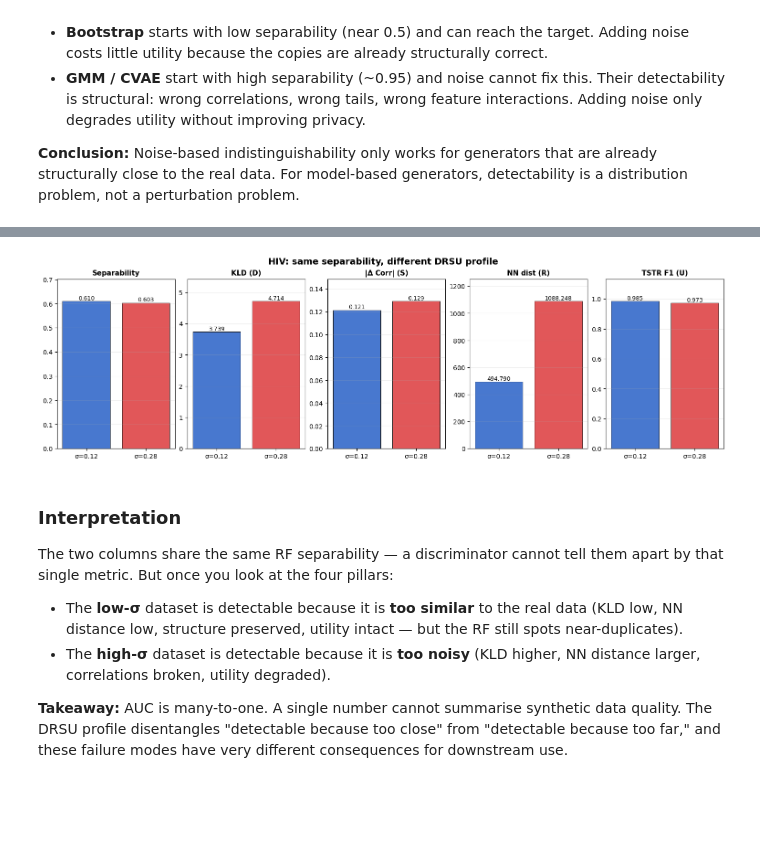
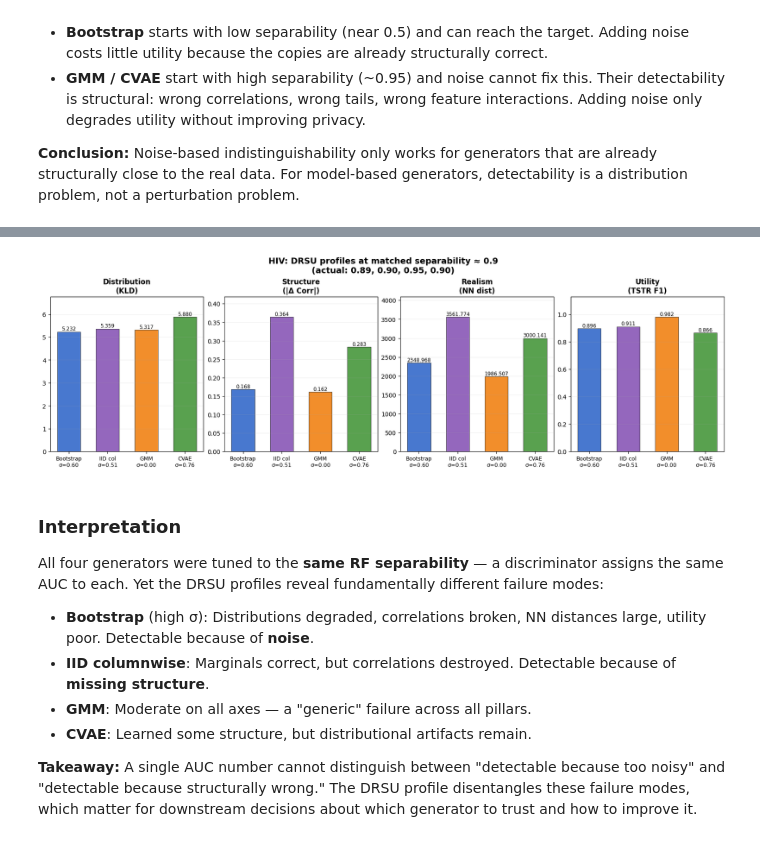
Before and after one commit to TonyTran03/rfhack, a Jupyter notebook: paper_pipeline.ipynb, the cells around one changed output, grey strips where cells are left out. Cells and saved outputs as stored; diff of their text form; code cells hidden in the pictures; blank space fills up the shorter version.

```diff
--- a/paper_pipeline.ipynb
+++ b/paper_pipeline.ipynb
@@ -805,53 +812,61 @@ TSTR F1 (U)            0.9848            0.9730
 # %%
-# ── Side-by-side DRSU comparison ─────────────────────────────────────────────
-# Two bars per metric: low-sigma vs high-sigma. Same separability,
-# but the four pillars tell a different story.
+# ── DRSU comparison across generators at matched separability ────────────────
 
-metrics_in_order = ["Separability", "KLD (D)", "|\u0394 Corr| (S)",
-                    "NN dist (R)", "TSTR F1 (U)"]
-labels_low  = f"\u03c3 = {sigma_low:.3f} (too similar)"
-labels_high = f"\u03c3 = {sigma_high:.3f} (too noisy)"
+pillar_keys  = ["KLD (D)", "|delta Corr| (S)", "NN dist (R)", "TSTR F1 (U)"]
+pillar_names = ["Distribution\n(KLD)", "Structure\n(|\u0394 Corr|)",
+                "Realism\n(NN dist)", "Utility\n(TSTR F1)"]
 
-vals_low  = [profile_low[m]  for m in metrics_in_order]
-vals_high = [profile_high[m] for m in metrics_in_order]
+methods_order = ["Bootstrap", "IID col", "GMM", "CVAE"]
+method_colors = [METHOD_COLORS["bootstrap"], METHOD_COLORS["iid"],
+                 METHOD_COLORS["gmm"], METHOD_COLORS["cvae"]]
 
-fig, axes = plt.subplots(1, len(metrics_in_order), figsize=(15, 4.5),
+fig, axes = plt.subplots(1, len(pillar_keys), figsize=(16, 5),
                          constrained_layout=True)
 
-bar_colors = ["#4878CF", "#E15759"]   # low=blue, high=red
-for ax, name, vlow, vhigh in zip(axes, metrics_in_order, vals_low, vals_high):
-    ax.bar([0, 1], [vlow, vhigh], color=bar_colors,
-           edgecolor="black", linewidth=0.6)
-    ax.set_xticks([0, 1])
-    ax.set_xticklabels([f"\u03c3={sigma_low:.2f}", f"\u03c3={sigma_high:.2f}"],
-                       fontsize=10)
-    ax.set_title(name, fontsize=11, fontweight="bold")
+x = np.arange(len(methods_order))
+width = 0.6
+
+for ax, pkey, pname in zip(axes, pillar_keys, pillar_names):
+    vals = [profiles[m][pkey] for m in methods_order]
+    bars = ax.bar(x, vals, width, color=method_colors,
+                  edgecolor="black", linewidth=0.5)
+    ax.set_xticks(x)
+    ax.set_xticklabels([f"{m}\n\u03c3={profiles[m]['sigma']:.2f}"
+                        for m in methods_order], fontsize=9)
+    ax.set_title(pname, fontsize=12, fontweight="bold")
     ax.grid(axis="y", alpha=0.20)
-    # annotate values
-    for x, v in zip([0, 1], [vlow, vhigh]):
-        ax.text(x, v, f"{v:.3f}", ha="center", va="bottom", fontsize=9)
-    pad = 0.15 * max(abs(vlow), abs(vhigh), 1e-6)
-    ax.set_ylim(0, max(vlow, vhigh) + pad)
+    # value annotations
+    for xi, v in zip(x, vals):
+        ax.text(xi, v, f"{v:.3f}", ha="center", va="bottom", fontsize=8.5)
+    pad = 0.15 * max(max(abs(v) for v in vals), 1e-6)
+    ax.set_ylim(0, max(vals) + pad)
 
+# shared separability annotation
+sep_vals = [profiles[m]["Separability"] for m in methods_order]
+sep_str = ", ".join(f"{s:.2f}" for s in sep_vals)
 fig.suptitle(
-    f"{DEMO_DATASET}: same separability, different DRSU profile",
+    f"{MATCH_DS}: DRSU profiles at matched separability \u2248 {MATCH_TARGET}\n"
+    f"(actual: {sep_str})",
     fontsize=14, fontweight="bold"
 )
 plt.show()
 # %% [output]
-[figure, old version]
+[figure, new version]
 # %% [markdown]
 ### Interpretation
 
-The two columns share the same RF separability — a discriminator cannot tell them apart by
-that single metric. But once you look at the four pillars:
+All four generators were tuned to the **same RF separability** — a discriminator
+assigns the same AUC to each. Yet the DRSU profiles reveal fundamentally different
+failure modes:
 
-- The **low-σ** dataset is detectable because it is **too similar** to the real data
-  (KLD low, NN distance low, structure preserved, utility intact — but the RF still
-  spots near-duplicates).
-- The **high-σ** dataset is detectable because it is **too noisy** (KLD higher, NN
-  distance larger, correlations broken, utility degraded).
+- **Bootstrap** (high σ): Distributions degraded, correlations broken, NN distances
+  large, utility poor. Detectable because of **noise**.
+- **IID columnwise**: Marginals correct, but correlations destroyed. Detectable because
+  of **missing structure**.
+- **GMM**: Moderate on all axes — a "generic" failure across all pillars.
+- **CVAE**: Learned some structure, but distributional artifacts remain.
 
-**Takeaway:** AUC is many-to-one. A single number cannot summarise synthetic data quality.
-The DRSU profile disentangles "detectable because too close" from "detectable because too
-far," and these failure modes have very different consequences for downstream use.
+**Takeaway:** A single AUC number cannot distinguish between "detectable because too noisy"
+and "detectable because structurally wrong." The DRSU profile disentangles these failure
+modes, which matter for downstream decisions about which generator to trust and how to
+improve it.
```
Also changed, not shown: parts of 7 cells of this notebook, 1 other file.
